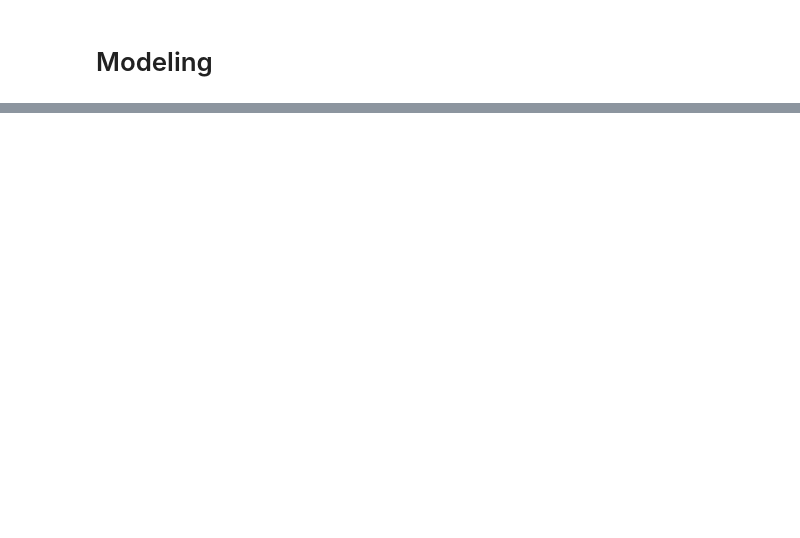
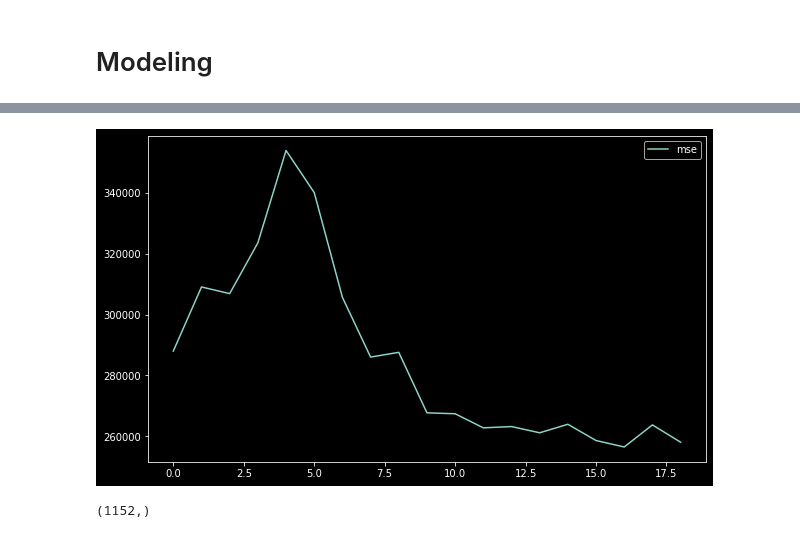
Before and after one commit to KimRass/warehouse, a Jupyter notebook: Data Science/Machine Learning/Time Series/Power Consumption & CNN-LSTM.ipynb, the cells around one changed output, grey strips where cells are left out. Saved outputs shown, nothing was run; the diff lists cells and outputs as text; code cells hidden in the pictures; blank space fills up the shorter version.

```diff
--- a/Data Science/Machine Learning/Time Series/Power Consumption & CNN-LSTM.ipynb
+++ b/Data Science/Machine Learning/Time Series/Power Consumption & CNN-LSTM.ipynb
@@ -53,6 +53,7 @@ drive.mount("/content/drive")
 os.chdir("/content")
 
 import pandas as pd
+import matplotlib.pyplot as plt
 from datetime import datetime, timedelta
 from google_drive_downloader import GoogleDriveDownloader as gdd
 import math
@@ -67,7 +68,7 @@ from sklearn.tree import DecisionTreeRegressor
 from sklearn.ensemble import RandomForestRegressor, GradientBoostingRegressor, AdaBoostRegressor
 import tensorflow as tf
 from tensorflow.keras import Input, Model, Sequential
-from tensorflow.keras.utils import to_categorical
+from tensorflow.keras.utils import to_categorical, plot_model
 from tensorflow.keras.preprocessing import image_dataset_from_directory
 from tensorflow.keras.preprocessing.sequence import pad_sequences
 from tensorflow.keras.preprocessing.text import Tokenizer
@@ -80,4 +81,6 @@ from tensorflow.keras.callbacks import EarlyStopping, ModelCheckpoint
 from tensorflow.keras.activations import linear, sigmoid, relu
 from tensorflow.keras.initializers import RandomNormal, glorot_uniform, he_uniform, Constant
 from tensorflow.keras.models import load_model
+
+plt.style.use("dark_background")
 # %% [output]
@@ -151,4 +164,4 @@ z
 # %%
-model.compile(optimizer="adam", loss="mse", metrics=["acc"])
+model.compile(optimizer="adam", loss="mse", metrics=["mse"])
 
-model.fit(x=tr_X, y=tr_y, epochs=20, batch_size=16, verbose=2)
+hist = model.fit(x=tr_X, y=tr_y, epochs=20, batch_size=16, verbose=2)
@@ -154,0 +186,10 @@ model.fit(x=tr_X, y=tr_y, epochs=20, batch_size=16, verbose=2)
+# %%
+fig, axes = plt.subplots(1, 1, figsize=(10, 6))
+axes.plot(hist.history["mse"][1:], label="mse");
+axes.legend();
+# %% [output]
+[figure, added]
+# %%
+data_tr.shape
+# %% [output]
+(1152,)
```
Also changed, not shown: parts of 13 cells of this notebook.
